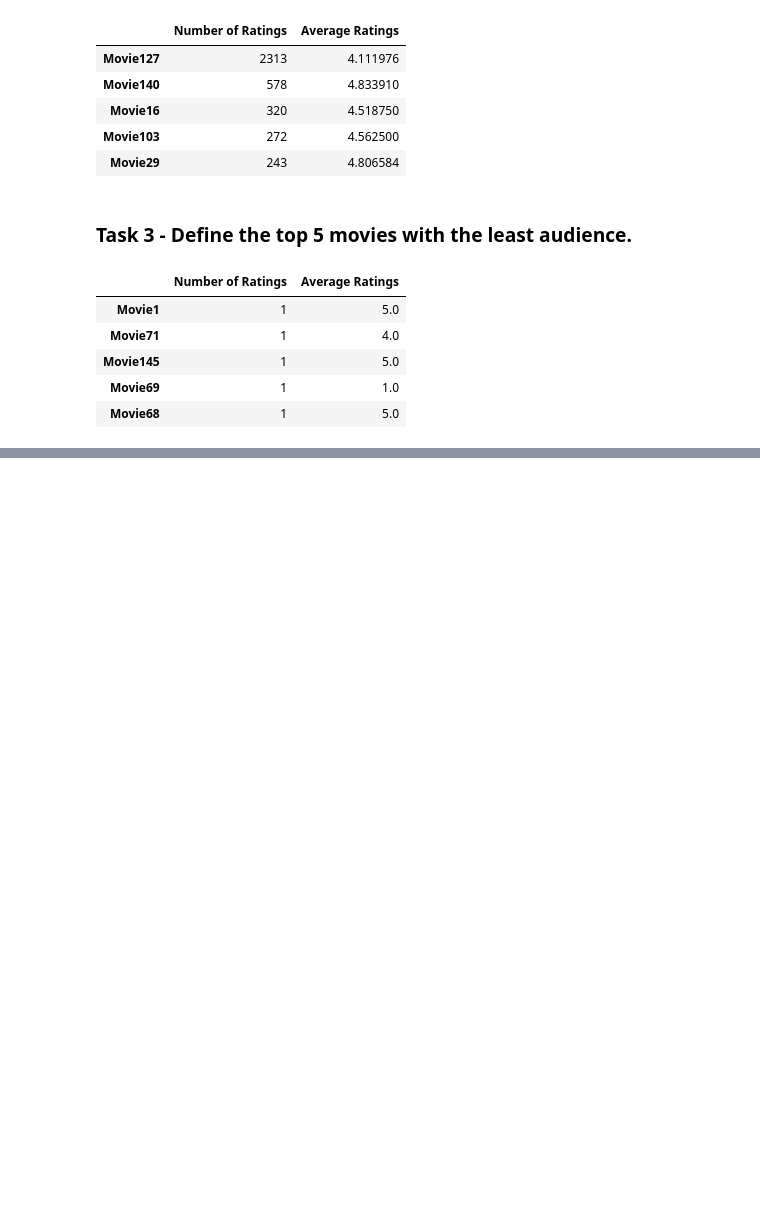
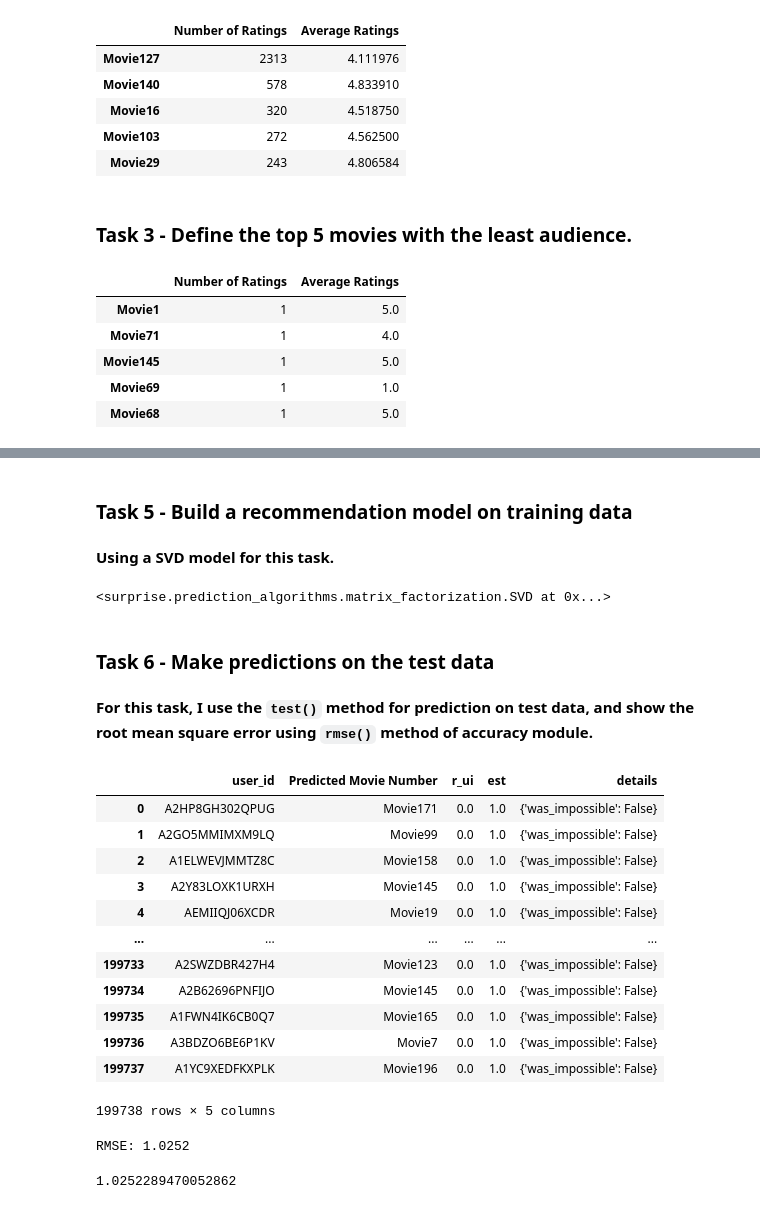
Before and after one commit to parthdt/B.Tech-Codes, a Jupyter notebook: Machine Learning/Assignment 2/CSL774_Assignment3_Parth_Thakker_2017UCS0047.ipynb, the cells around one changed output, grey strips where cells are left out. Cells and saved outputs as stored; diff of their text form; code cells hidden in the pictures; blank space fills up the shorter version.

```diff
--- a/Machine Learning/Assignment 2/CSL774_Assignment3_Parth_Thakker_2017UCS0047.ipynb
+++ b/Machine Learning/Assignment 2/CSL774_Assignment3_Parth_Thakker_2017UCS0047.ipynb
@@ -83,0 +136,4 @@ movie_notNAN.sort_values(by = 'Number of Ratings').head(n=5)
+# %%
+data_inverted = pd.melt(data,id_vars='user_id')
+data_inverted.rename(columns={'variable':'Movie Number', 'value':'Rating'}, inplace=True)
+data_inverted
@@ -83,0 +194,46 @@ movie_notNAN.sort_values(by = 'Number of Ratings').head(n=5)
+# %%
+from surprise import Reader, Dataset
+from surprise.model_selection import train_test_split
+
+reader = Reader()
+model_data = Dataset.load_from_df(data_inverted[['user_id','Movie Number','Rating']], reader)
+
+train, test = train_test_split(model_data, test_size = 0.2)
+# %% [markdown]
+### Task 5 - Build a recommendation model on training data
+# %% [markdown]
+**Using a SVD model for this task.**
+# %%
+from surprise import SVD, accuracy
+model = SVD()
+model.fit(train)
+# %% [output]
+<surprise.prediction_algorithms.matrix_factorization.SVD at 0x...>
+# %% [markdown]
+### Task 6 - Make predictions on the test data
+# %% [markdown]
+**For this task, I use the `test()` method for prediction on test data, and show the root mean square error using `rmse()` method of accuracy module.**
+# %%
+predicted_values = model.test(test)   #Get list of predictions
+predicted_values_df = pd.DataFrame(predicted_values)
+predicted_values_df.rename(columns={'iid':'Predicted Movie Number', 'uid':'user_id'}, inplace=True)
+predicted_values_df
+# %% [output]
+|  | user_id | Predicted Movie Number | r_ui | est | details |
+| 0 | A2HP8GH302QPUG | Movie171 | 0.0 | 1.0 | {'was_impossible': False} |
+| 1 | A2GO5MMIMXM9LQ | Movie99 | 0.0 | 1.0 | {'was_impossible': False} |
+| 2 | A1ELWEVJMMTZ8C | Movie158 | 0.0 | 1.0 | {'was_impossible': False} |
+| 3 | A2Y83LOXK1URXH | Movie145 | 0.0 | 1.0 | {'was_impossible': False} |
+| 4 | AEMIIQJ06XCDR | Movie19 | 0.0 | 1.0 | {'was_impossible': False} |
+| ... | ... | ... | ... | ... | ... |
+| 199733 | A2SWZDBR427H4 | Movie123 | 0.0 | 1.0 | {'was_impossible': False} |
+| 199734 | A2B62696PNFIJO | Movie145 | 0.0 | 1.0 | {'was_impossible': False} |
+| 199735 | A1FWN4IK6CB0Q7 | Movie165 | 0.0 | 1.0 | {'was_impossible': False} |
+| 199736 | A3BDZO6BE6P1KV | Movie7 | 0.0 | 1.0 | {'was_impossible': False} |
+| 199737 | A1YC9XEDFKXPLK | Movie196 | 0.0 | 1.0 | {'was_impossible': False} |
+199738 rows × 5 columns
+# %%
+accuracy.rmse(predicted_values)   #Calculate root mean square error
+# %% [output]
+RMSE: 1.0252
+1.0252289470052862
```
Also changed, not shown: parts of 17 cells of this notebook.
